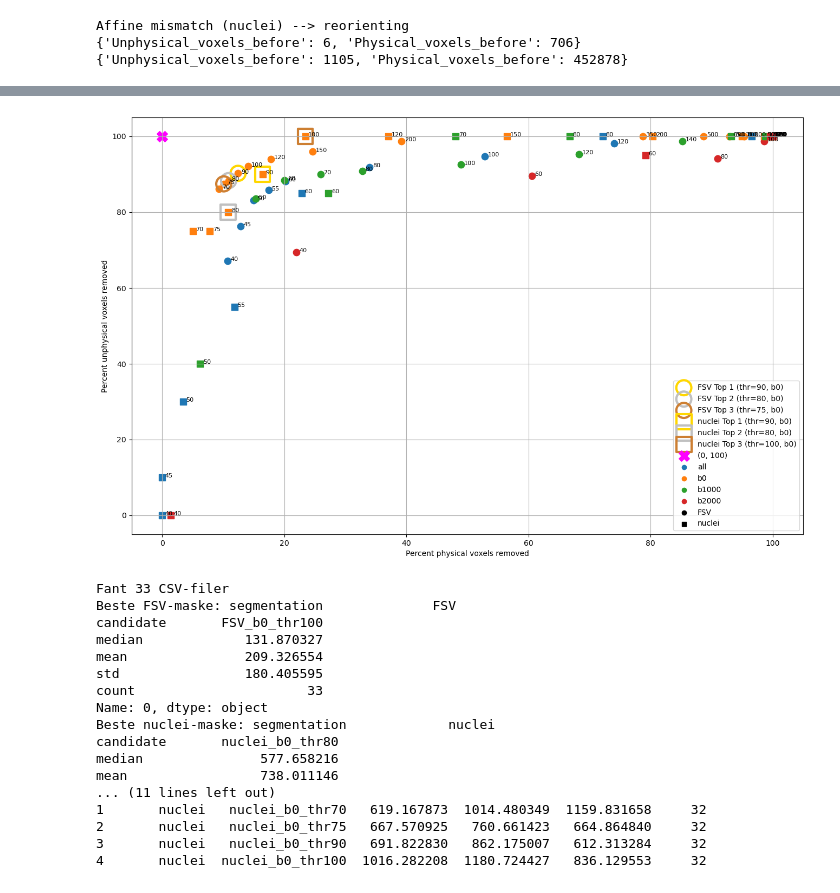
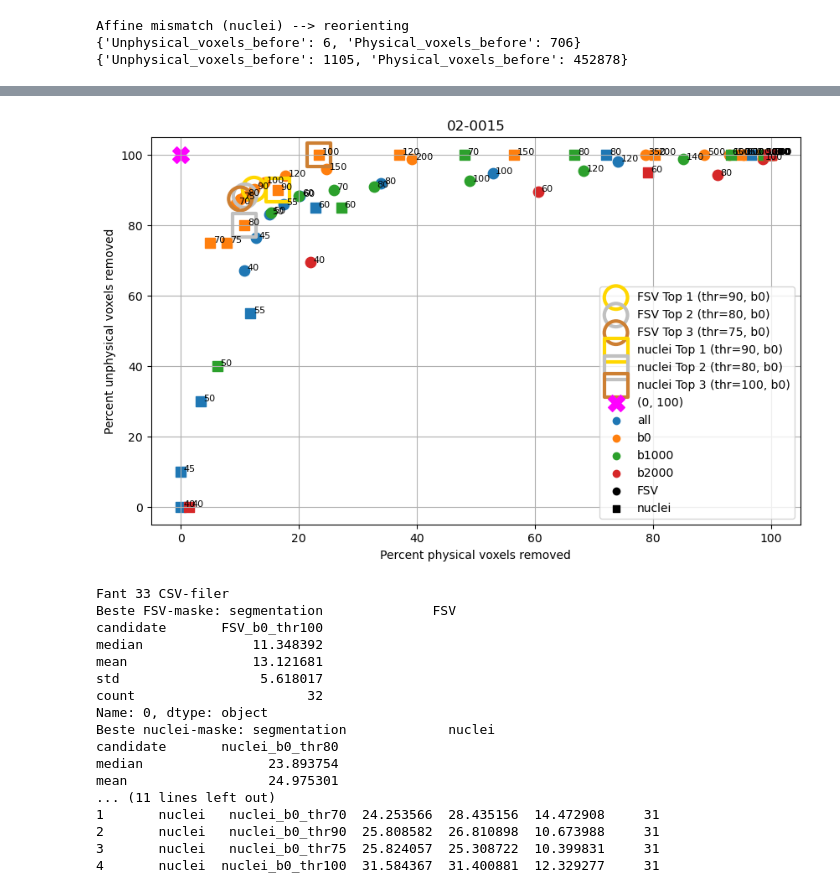
Before and after one commit to Thientn01/MastersThesis, a Jupyter notebook: Analyse_funksjoner.ipynb, the cells around one changed output, grey strips where cells are left out. Drawn from its saved outputs; the diff is of its cells as text; code cells hidden in the pictures.

```diff
--- a/Analyse_funksjoner.ipynb
+++ b/Analyse_funksjoner.ipynb
@@ -11,10 +21,8 @@ import matplotlib.pyplot as plt
 # %%
-# Checks the shape and affine of the files and make sures that the files have the same shape and affine
-
 def check_shape_and_affine(diff_image, seg_nuclei_image, seg_fsv_image):
 
     """
-    Compares diff_image, seg_nuclei_image and seg_fsv_image to each other. Checks the shape and affines, and if they are not the same, align the affine of seg_image to diff_image.
+    Compares diff_image, seg_nuclei_image and seg_fsv_image to each other. Checks the shape and affines, and if they are not the same, align the affine of seg_nuclei_image and seg_fsv_image to diff_image.
     If there is a shape mismatch --> raise ValueError
     If there is an affine mismatch --> align affine such that seg_nuclei_image and seg_fsv_image have the same affine as diff_image
 
@@ -23,12 +31,8 @@ def check_shape_and_affine(diff_image, seg_nuclei_image, seg_fsv_image):
     - seg_nuclei_image: nib.load(str(seg_nuclei_path))
     - seg_fsv_image: nib.load(str(seg_fsv_path))
 
-    Vil kanskje endre til å ta inn paths?
-
     Output:
     - Corrected seg_nuclei_image and seg_fsv_image
-
-    Vil kanskje endre til path, eventuelt legge til paths?
     """
 
     same_shape_nuclei = (diff_image.shape == seg_nuclei_image.shape)
@@ -60,7 +64,6 @@ def check_shape_and_affine(diff_image, seg_nuclei_image, seg_fsv_image):
         new_affine = seg_nuclei_image.affine @ nib.orientations.inv_ornt_aff(transform, seg_nuclei_image.shape)
 
         seg_nuclei_image = nib.Nifti1Image(seg_data_reoriented, new_affine, seg_nuclei_image.header)
-        #nib.save(seg_nuclei_image, "seg_nuclei_image_reoriented.nii.gz")
 
         same_shape = (diff_image.shape == seg_nuclei_image.shape)
         same_affine = np.allclose(diff_image.affine, seg_nuclei_image.affine)
@@ -89,7 +92,6 @@ def check_shape_and_affine(diff_image, seg_nuclei_image, seg_fsv_image):
         new_affine = seg_fsv_image.affine @ nib.orientations.inv_ornt_aff(transform, seg_fsv_image.shape)
 
         seg_fsv_image = nib.Nifti1Image(seg_data_reoriented, new_affine, seg_fsv_image.header)
-        #nib.save(seg_fsv_image, "seg_fsv_image_reoriented.nii.gz")
 
         same_shape = (diff_image.shape == seg_fsv_image.shape)
         same_affine = np.allclose(diff_image.affine, seg_fsv_image.affine)
@@ -1767,5 +1183,7 @@ plt.show()
 # %%
-# Plotte prosent ufysiske voxler vs. prosent fysiske voxler
+"""
+Plot percentage of unphysical voxels vs. percentage of physical voxels
+"""
 
 csv_path = "/home/thientn/MASTEROPPGAVE/IMPARK/02-0015/percent_voxels_left_results.csv"
 df = pd.read_csv(csv_path)
@@ -1794,7 +1212,7 @@ markers = {
     "nuclei": "s"
 }
 
-plt.figure(figsize=(16, 10))
+plt.figure(figsize=(10, 6))
 
 df_plot = df.dropna(subset=["Percent_physical_voxels_removed", "Percent_unphysical_voxels_removed"]).copy()
 
@@ -1803,9 +1221,6 @@ df_plot["dist2"] = (
     (df_plot["Percent_physical_voxels_removed"])**2 + (df_plot["Percent_unphysical_voxels_removed"] - 100)**2
 )
 
-#closest_row = df_plot.loc[df_plot["dist2"].idxmin()]
-
-#top3 = df_plot.nsmallest(3, "dist2")
 top3_each = (
     df_plot.groupby("segmentation", group_keys=False).apply(lambda g: g.nsmallest(3, "dist2"))
 )
@@ -1822,15 +1237,6 @@ for _, row in df_plot.iterrows():
 
     plt.text(x + 0.5, y, str(thr), fontsize=8)
 
-#plt.scatter(
-#    closest_row["Percent_physical_voxels_removed"],
-#    closest_row["Percent_unphysical_voxels_removed"],
-#    s = 300,
-#    facecolors = "none",
-#    edgecolors = "black",
-#    linewidths = 2.5,
-#    label = "Closest (0, 100)"
-#)
 
 highlight_colors = ["gold", "silver", "#cd7f32"]
 
@@ -1844,36 +1250,40 @@ for seg_type in ["FSV", "nuclei"]:
         plt.scatter(
             x, y,
             s = 400,
             facecolors = "none",
             edgecolors = highlight_colors[i],
             marker=markers[seg_type],
             linewidths = 3,
             label = label
         )
 
 plt.scatter(
     0, 100,
     color = "magenta",
     marker = "X",
     s = 200,
     label = "(0, 100)"
 )
 
 for snr, color in colors.items():
     plt.scatter([], [], color=color, marker="o", label=snr)
 
 for seg, marker in markers.items():
     plt.scatter([], [], color="black", marker=marker, label=seg)
 
 plt.xlabel("Percent physical voxels removed")
 plt.ylabel("Percent unphysical voxels removed")
+plt.title("02-0015")
 plt.grid(True)
 plt.legend()
+plt.savefig("02-0015_figure")
 plt.show()
 # %% [output]
-[figure, old version]
+[figure, new version]
 # %%
-# Finne optimal maske å bruke i videre analyse
+"""
+To find the optimal mask to use in subsequent analysis
+"""
 
 base_dir = Path("/home/thientn/MASTEROPPGAVE/IMPARK")
 csv_paths = sorted(base_dir.rglob("percent_voxels_left_results.csv"))
@@ -1884,7 +1294,14 @@ pattern = re.compile(r"seg_(nuclei|FSV)_union_SNR_mask_(b0|b1000|b2000|all)_thr(
 
 all_rows = []
 
+skip_subject = "02-0026"
+
 for csv_path in csv_paths:
+    subject = csv_path.parent.name
+
+    if subject == skip_subject:
+        continue
+
     df = pd.read_csv(csv_path)
 
     parsed = df["Filename"].str.extract(pattern)
@@ -1909,16 +1326,16 @@ for csv_path in csv_paths:
 
     df["subject"] = csv_path.parent.name
 
-    df["dist2"] = (
+    df["distance"] = np.sqrt(
         df["Percent_physical_voxels_removed"]**2 + (df["Percent_unphysical_voxels_removed"] - 100)**2
     )
 
-    all_rows.append(df[["subject", "segmentation", "candidate", "dist2"]])
+    all_rows.append(df[["subject", "segmentation", "candidate", "distance"]])
 
 all_data = pd.concat(all_rows, ignore_index=True)
 
 summary = (
-    all_data.groupby(["segmentation", "candidate"])["dist2"].agg(["median", "mean", "std", "count"]).reset_index()
+    all_data.groupby(["segmentation", "candidate"])["distance"].agg(["median", "mean", "std", "count"]).reset_index()
 )
 
 summary_fsv = (
@@ -1934,23 +1351,23 @@ best_nuclei = summary_nuclei.iloc[0]
 
 print(f"Beste FSV-maske: {best_fsv}")
 print(f"Beste nuclei-maske: {best_nuclei}")
-print(f"Top 10 FSV-masker: {summary_fsv.head(5)}")
-print(f"Top 10 nuclei-masker: {summary_nuclei.head(5)}")
+print(f"Top 5 FSV-masker: {summary_fsv.head(5)}")
+print(f"Top 5 nuclei-masker: {summary_nuclei.head(5)}")
 # %% [output]
 Fant 33 CSV-filer
 Beste FSV-maske: segmentation              FSV
 candidate       FSV_b0_thr100
-median             131.870327
-mean               209.326554
-std                180.405595
-count                      33
+median              11.348392
+mean                13.121681
+std                  5.618017
+count                      32
 Name: 0, dtype: object
 Beste nuclei-maske: segmentation             nuclei
 candidate       nuclei_b0_thr80
-median               577.658216
-mean                 738.011146
+median                23.893754
+mean                  24.975301
 ... (11 lines left out)
-1       nuclei   nuclei_b0_thr70   619.167873  1014.480349  1159.831658     32
-2       nuclei   nuclei_b0_thr75   667.570925   760.661423   664.864840     32
-3       nuclei   nuclei_b0_thr90   691.822830   862.175007   612.313284     32
-4       nuclei  nuclei_b0_thr100  1016.282208  1180.724427   836.129553     32
+1       nuclei   nuclei_b0_thr70  24.253566  28.435156  14.472908     31
+2       nuclei   nuclei_b0_thr90  25.808582  26.810898  10.673988     31
+3       nuclei   nuclei_b0_thr75  25.824057  25.308722  10.399831     31
+4       nuclei  nuclei_b0_thr100  31.584367  31.400881  12.329277     31
```
Also changed, not shown: parts of 31 cells of this notebook.
